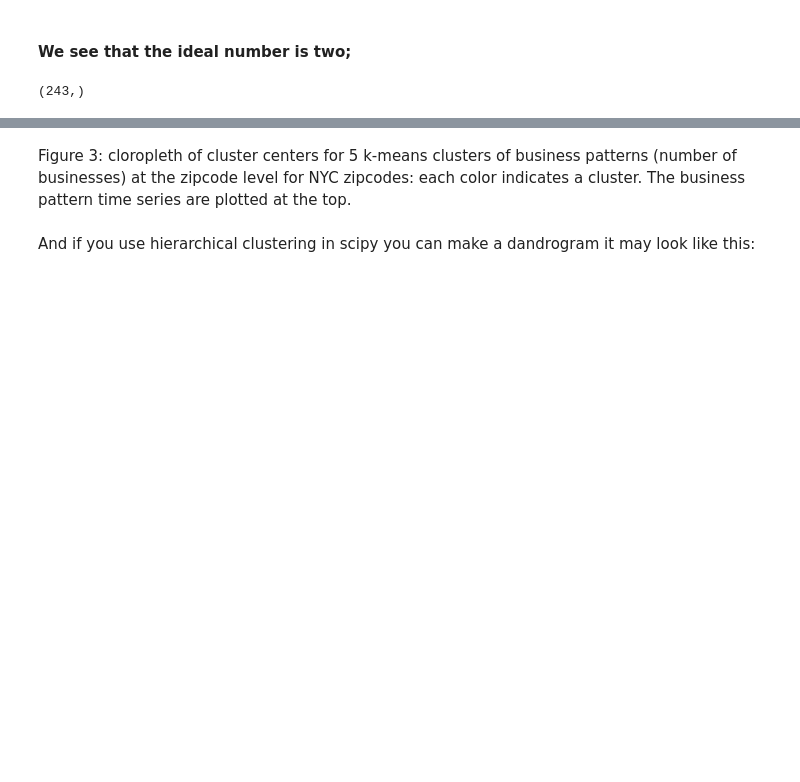
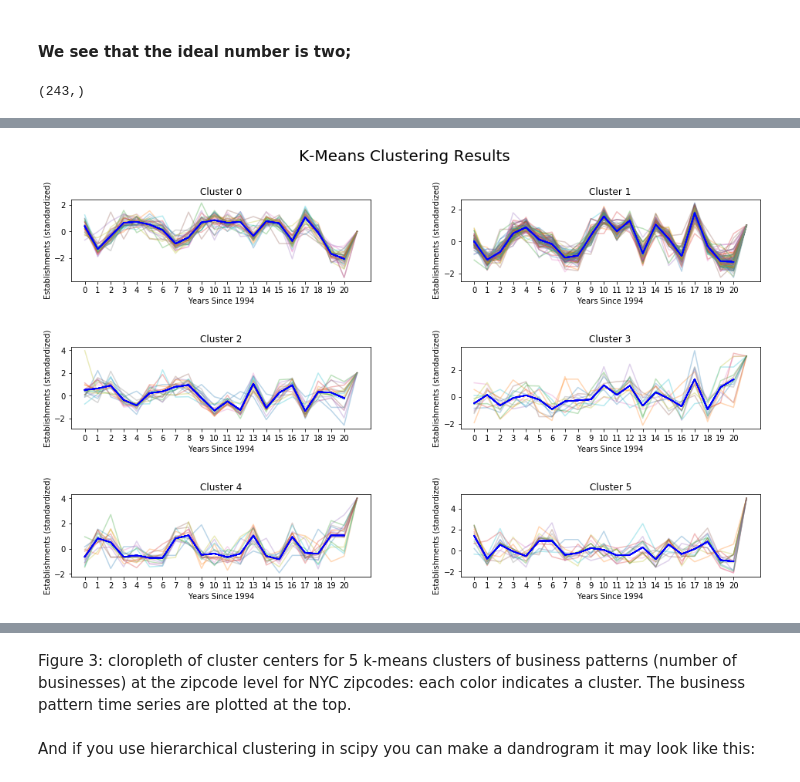
Before and after one commit to Fekade/PUI2018_fb1182, a Jupyter notebook: HW12_fb1182/HW11_Assignment1_instructionsfb.ipynb, the cells around one changed output, grey strips where cells are left out. Drawn from its saved outputs; the diff is of its cells as text; code cells hidden in the pictures; blank space fills up the shorter version.

```diff
--- a/HW12_fb1182/HW11_Assignment1_instructionsfb.ipynb
+++ b/HW12_fb1182/HW11_Assignment1_instructionsfb.ipynb
@@ -440,2 +454,17 @@ NYC['clusters'] = cluster_labels
+# %%
+fig, axes = pl.subplots(3, 2, figsize=(16,9))
+pl.subplots_adjust(left=None, bottom=None, right=None, top=None, wspace=0.3, hspace=0.8)
+for c,ax in enumerate(fig.axes):
+    for i in range(len(cleancsb[cleancsb.clusters == c])):
+        ax.plot(range(22), cleancsb[cleancsb.clusters == c].iloc[i,1:], alpha=0.3)
+        ax.plot(range(21), centroids[c], 'blue')
+        pl.setp(axes, xticks=range(21), xticklabels=range(21))
+        ax.set_xlabel('Years Since 1994')
+        ax.set_ylabel('Establishments (standardized)')
+        ax.set_title('Cluster {}'.format(c))
+fig.suptitle('K-Means Clustering Results', fontsize=20)
+pl.show()
+# %% [output]
+[figure, added]
 # %%
 f, ax = plt.subplots(figsize=(16,9))
```
Also changed, not shown: parts of 8 cells of this notebook.
